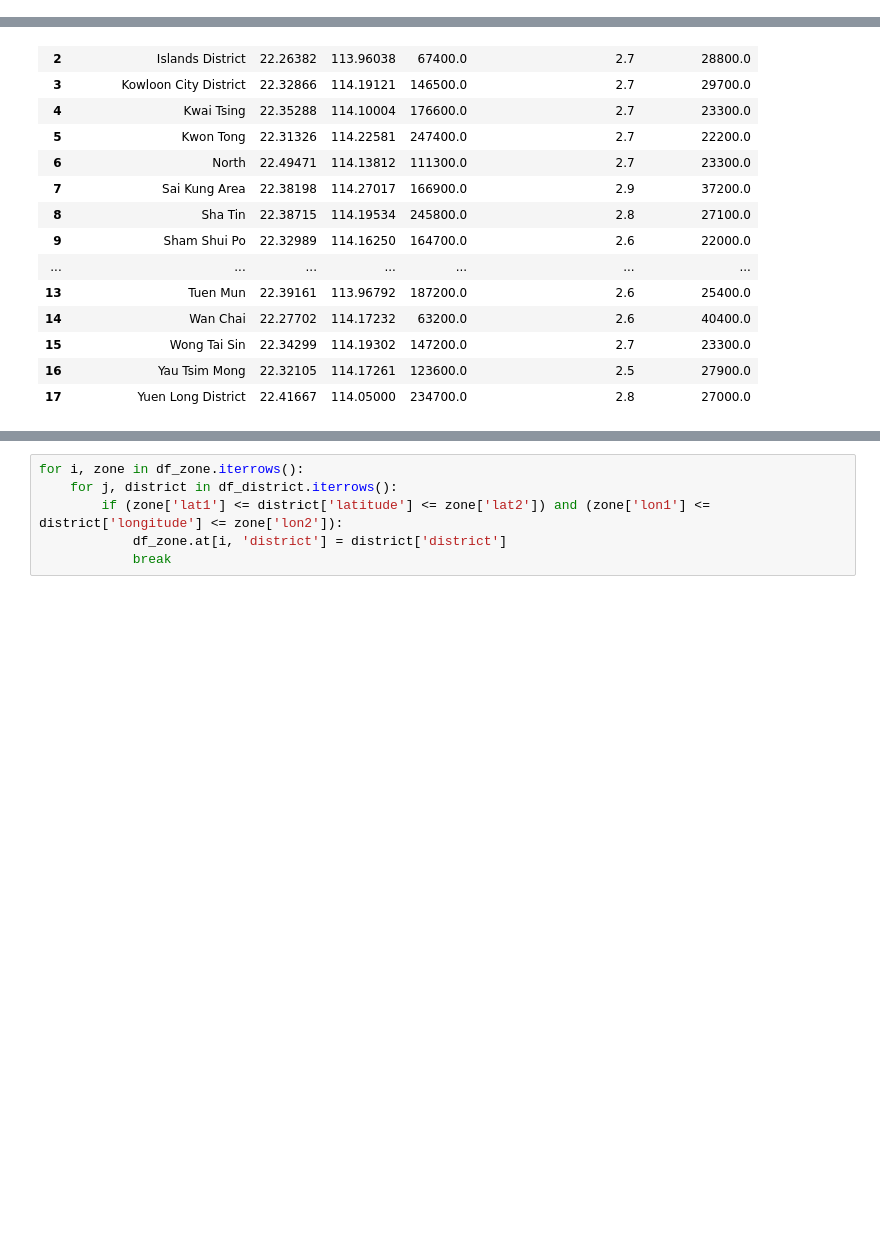
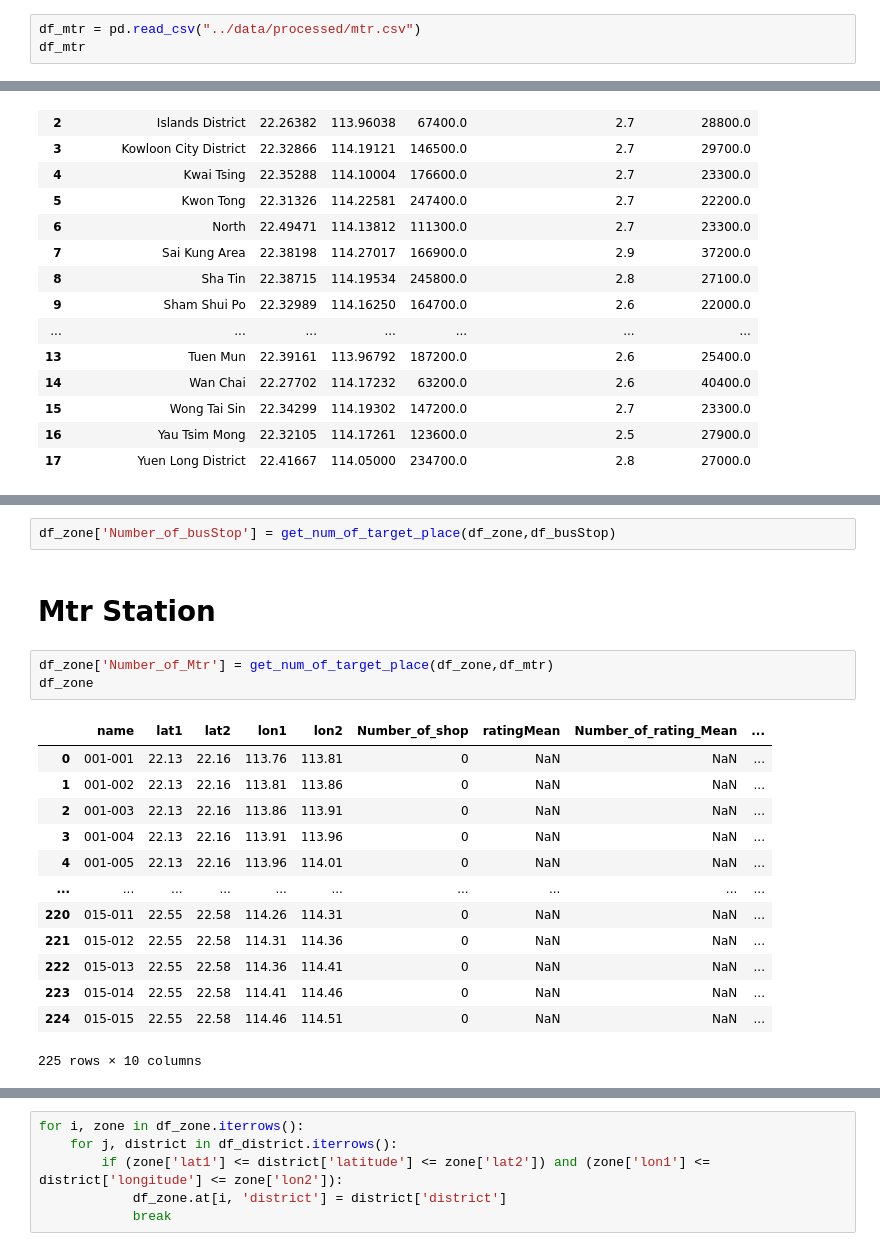
Before and after one commit to lokwanwai/DataHack_cuhkGPT, a Jupyter notebook: notebook/gridAnalysis.ipynb, the cells around one changed output, grey strips where cells are left out. Drawn from its saved outputs; the diff is of its cells as text; blank space fills up the shorter version.

Commit message:
add mtr, rating, number of rating in grid

```diff
--- a/notebook/gridAnalysis.ipynb
+++ b/notebook/gridAnalysis.ipynb
@@ -30,3 +30,6 @@ df_busStop
 | 4334 | GS_BUS_STOP_VIEW.12492 | 12492 | 843358 | 811767 | 10/24/2022 | POINT (114.24565306959613 22.2446... | 114.245653 | 22.244639 |
 | 4335 | GS_BUS_STOP_VIEW.12493 | 12493 | 839190 | 816946 | 10/24/2022 | POINT (114.20522954326367 22.2914... | 114.205230 | 22.291421 |
 4336 rows × 8 columns
+# %%
+df_mtr = pd.read_csv("../data/processed/mtr.csv")
+df_mtr
@@ -114,0 +147,21 @@ df_zone['Number_of_busStop'] = num_busStop
+# %%
+df_zone['Number_of_busStop'] = get_num_of_target_place(df_zone,df_busStop)
+# %% [markdown]
+# Mtr Station
+# %%
+df_zone['Number_of_Mtr'] = get_num_of_target_place(df_zone,df_mtr)
+df_zone
+# %% [output]
+|  | name | lat1 | lat2 | lon1 | lon2 | Number_of_shop | ratingMean | Number_of_rating_Mean | ... |
+| 0 | 001-001 | 22.13 | 22.16 | 113.76 | 113.81 | 0 | NaN | NaN | ... |
+| 1 | 001-002 | 22.13 | 22.16 | 113.81 | 113.86 | 0 | NaN | NaN | ... |
+| 2 | 001-003 | 22.13 | 22.16 | 113.86 | 113.91 | 0 | NaN | NaN | ... |
+| 3 | 001-004 | 22.13 | 22.16 | 113.91 | 113.96 | 0 | NaN | NaN | ... |
+| 4 | 001-005 | 22.13 | 22.16 | 113.96 | 114.01 | 0 | NaN | NaN | ... |
+| ... | ... | ... | ... | ... | ... | ... | ... | ... | ... |
+| 220 | 015-011 | 22.55 | 22.58 | 114.26 | 114.31 | 0 | NaN | NaN | ... |
+| 221 | 015-012 | 22.55 | 22.58 | 114.31 | 114.36 | 0 | NaN | NaN | ... |
+| 222 | 015-013 | 22.55 | 22.58 | 114.36 | 114.41 | 0 | NaN | NaN | ... |
+| 223 | 015-014 | 22.55 | 22.58 | 114.41 | 114.46 | 0 | NaN | NaN | ... |
+| 224 | 015-015 | 22.55 | 22.58 | 114.46 | 114.51 | 0 | NaN | NaN | ... |
+225 rows × 10 columns
```
Also changed, not shown: parts of 8 cells of this notebook, 12 other files.
